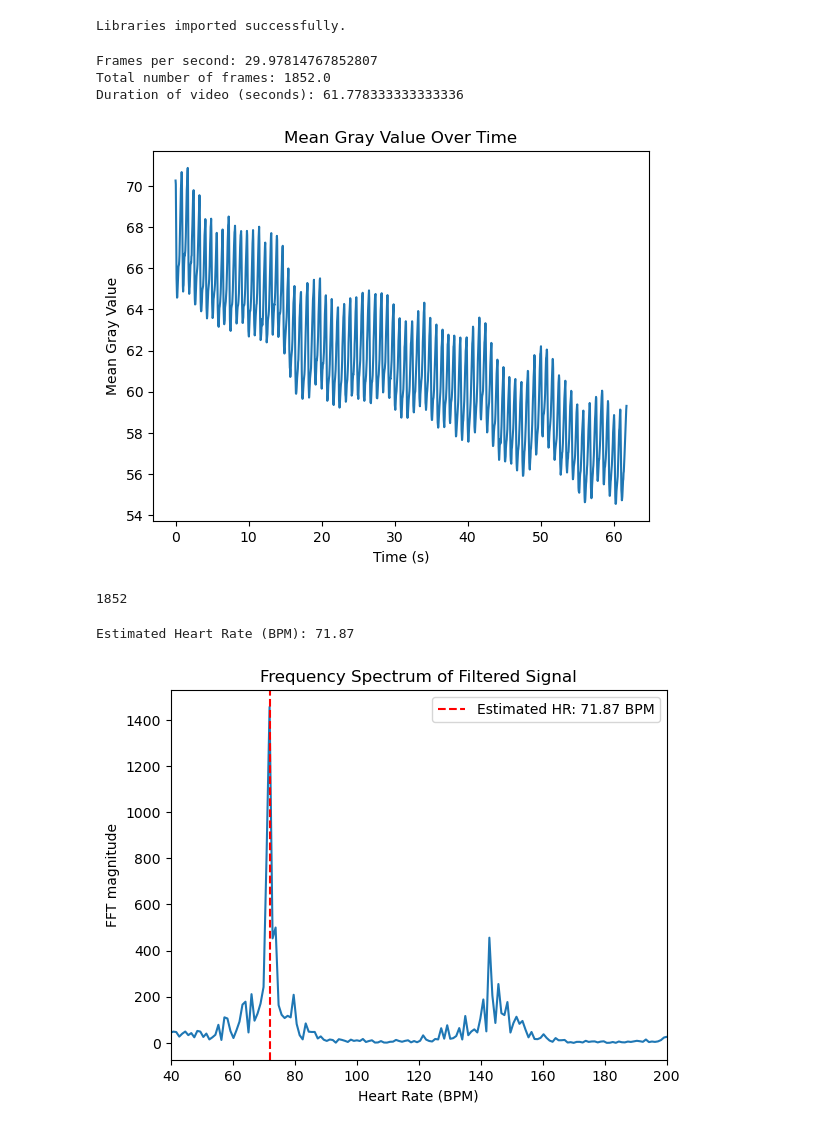
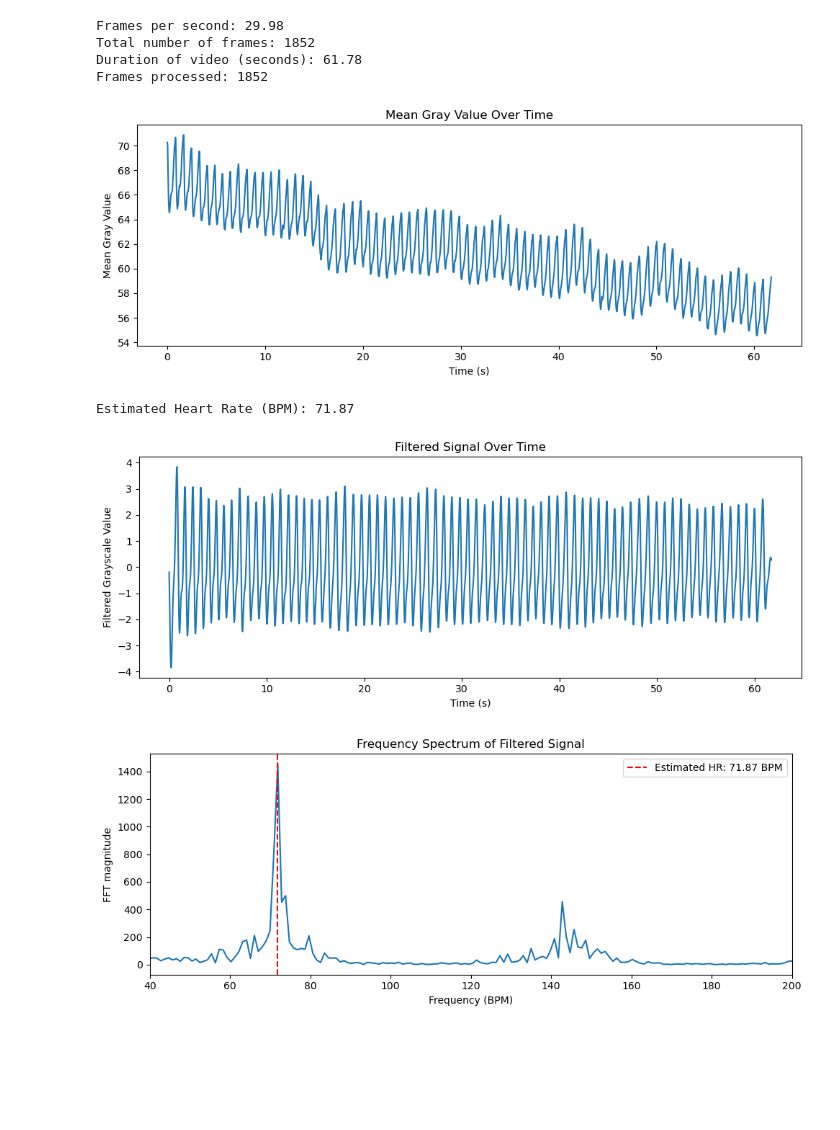
Before and after one commit to xqiyykx/MPHY0058-Group-Coursework, a Jupyter notebook: Problem2.ipynb, the cells around one changed output. Cells and saved outputs as stored; diff of their text form; code cells hidden in the pictures; blank space fills up the shorter version.

Commit message:
Organize Problem 2 notebook and improve output formatting and plots

```diff
--- a/Problem2.ipynb
+++ b/Problem2.ipynb
@@ -4,49 +4,46 @@ import numpy as np
 import matplotlib.pyplot as plt
 
 from scipy.signal import butter, sosfiltfilt
-
-print("Libraries imported successfully.")
-# %% [output]
-Libraries imported successfully.
 # %%
 video = cv2.VideoCapture('data/video_of_finger.MOV')
 
 fps = video.get(cv2.CAP_PROP_FPS)
 frames = video.get(cv2.CAP_PROP_FRAME_COUNT)
 
-print(f"Frames per second: {fps}")
-print(f"Total number of frames: {frames}")
-print(f"Duration of video (seconds): {frames / fps}")
+print(f"Frames per second: {fps:.2f}")
+print(f"Total number of frames: {frames:.0f}")
+print(f"Duration of video (seconds): {frames / fps:.2f}")
+
+mean_gray = []
+
+while True:
+    ret, frame = video.read()
+    if not ret:
+        break
+
+    gray_frame = cv2.cvtColor(frame, cv2.COLOR_BGR2GRAY)
+    mean_gray.append(np.mean(gray_frame))
+
+video.release()
+
+print(f"Frames processed: {len(mean_gray)}")
 # %% [output]
-Frames per second: 29.97814767852807
-Total number of frames: 1852.0
-Duration of video (seconds): 61.778333333333336
+Frames per second: 29.98
+Total number of frames: 1852
+Duration of video (seconds): 61.78
+Frames processed: 1852
 # %%
-mean_gray = []
-
-while True:
-    ret, frame = video.read()
-    if not ret:
-        break
-
-    gray_frame = cv2.cvtColor(frame, cv2.COLOR_BGR2GRAY)
-    mean_gray.append(np.mean(gray_frame))
-
-video.release()
-
 time = np.arange(len(mean_gray)) / fps
 
+plt.figure(figsize=(10, 4))
 plt.plot(time, mean_gray)
 plt.xlabel("Time (s)")
 plt.ylabel("Mean Gray Value")
 plt.title("Mean Gray Value Over Time")
+plt.tight_layout()
 plt.show()
 # %% [output]
-[figure, old version]
+[figure, new version]
-# %%
-print(len(mean_gray))
-# %% [output]
-1852
 # %%
 def estimate_hr(signal, fs, bpm_range=(40, 200), filter_order=3):
     x = np.asarray(signal, dtype=float)
@@ -69,14 +66,26 @@ video_results = estimate_hr(mean_gray, fs=fps)
 print(f"Estimated Heart Rate (BPM): {video_results['bpm_fft']:.2f}")
 # %% [output]
 Estimated Heart Rate (BPM): 71.87
+# %%
+plt.figure(figsize=(10, 4))
+plt.plot(time, video_results["filtered"])
+plt.xlabel("Time (s)")
+plt.ylabel("Filtered Grayscale Value")
+plt.title("Filtered Signal Over Time")
+plt.tight_layout()
+plt.show()
+# %% [output]
+[figure, added]
 # %%
+plt.figure(figsize=(10, 4))
 plt.plot(video_results["freqs_hz"]*60, video_results["spectrum"])
 plt.axvline(video_results["bpm_fft"], color='r', linestyle='--', label=f"Estimated HR: {video_results['bpm_fft']:.2f} BPM")
 plt.xlim(40, 200)
-plt.xlabel("Heart Rate (BPM)")
+plt.xlabel("Frequency (BPM)")
 plt.ylabel("FFT magnitude")
 plt.title("Frequency Spectrum of Filtered Signal")
 plt.legend()
+plt.tight_layout()
 plt.show()
 # %% [output]
-[figure, old version]
+[figure, new version]
```
Also changed, not shown: parts of 1 cell of this notebook.
